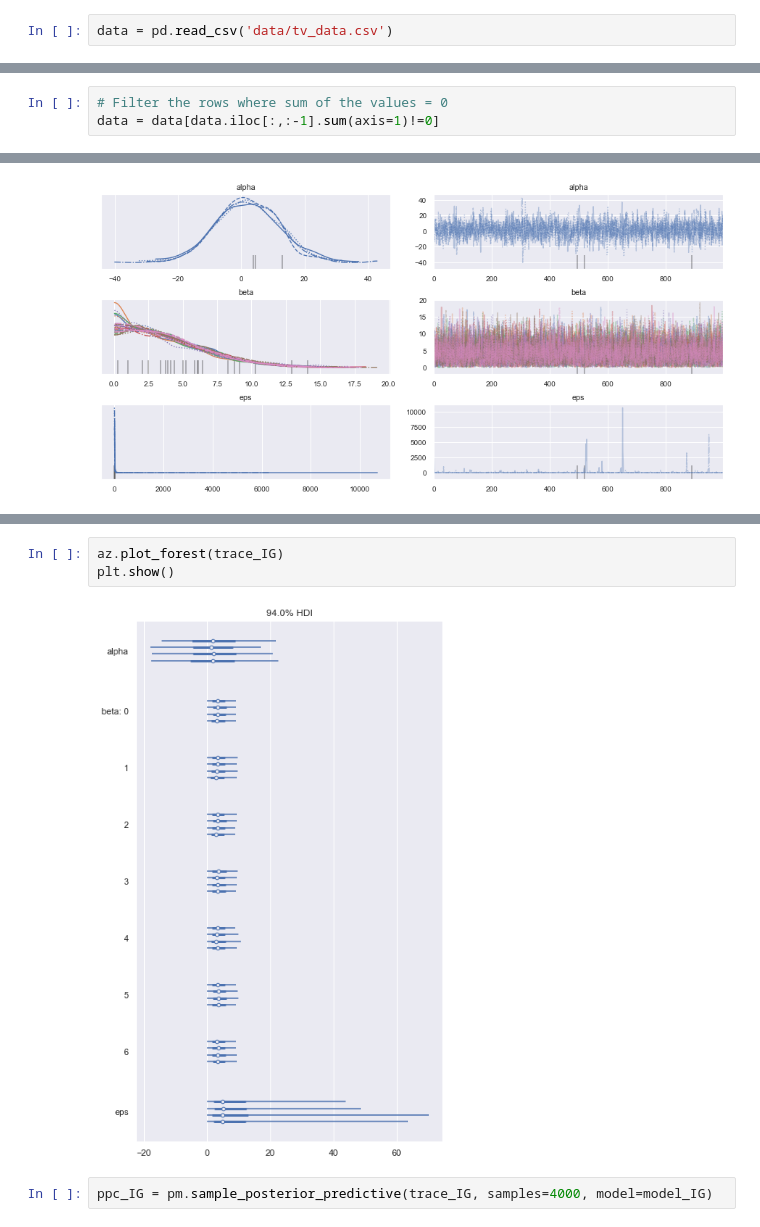
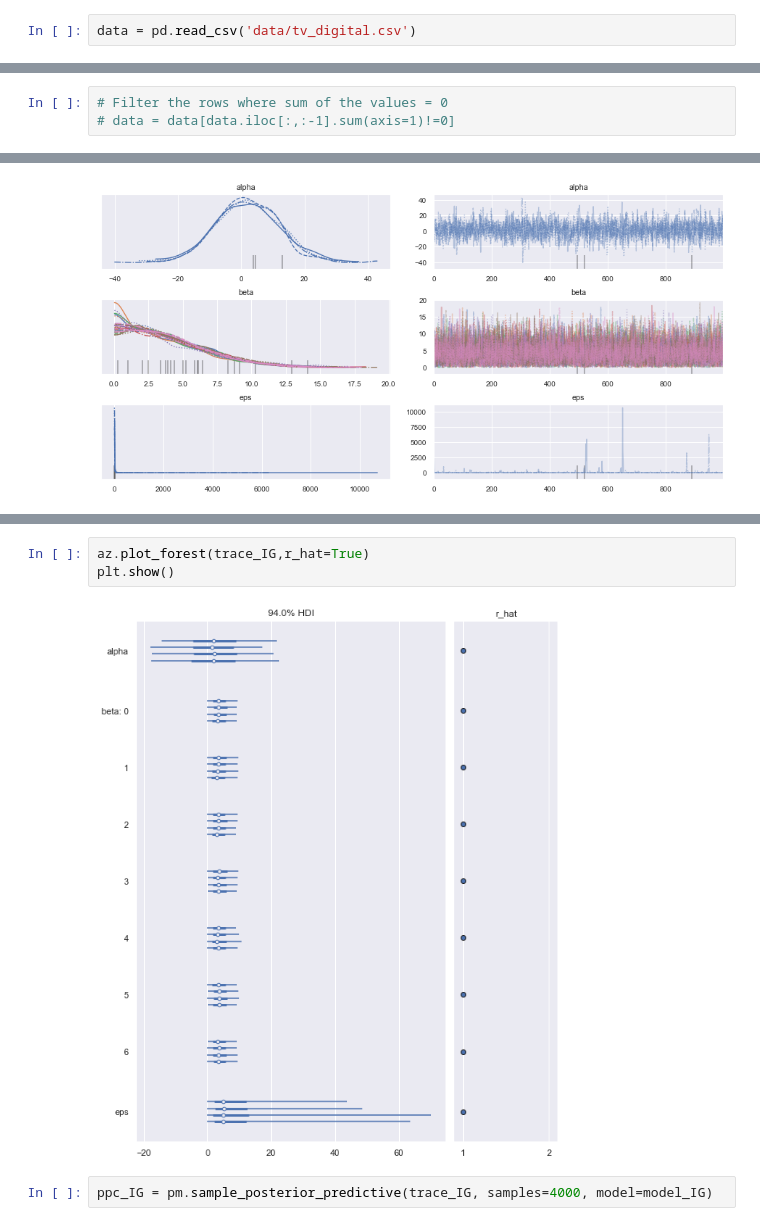
Before and after one commit to vanitoz/Bayesian-GLM-and-Multivariable-Linear-Regression, a Jupyter notebook: notebooks/MLR_Starkist.ipynb, the cells around one changed output, grey strips where cells are left out. Saved outputs shown, nothing was run; the diff lists cells and outputs as text.

```diff
--- a/MLR_Starkist.ipynb
+++ b/notebooks/MLR_Starkist.ipynb
@@ -39,4 +39,4 @@ from sklearn import linear_model
 # %% [markdown]
 ### Loading Data
 # %%
-data = pd.read_csv('data/tv_data.csv')
+data = pd.read_csv('data/tv_digital.csv')
@@ -43,6 +59,6 @@ data = pd.read_csv('data/tv_data.csv')
 # %%
 # Filter the rows where sum of the values = 0
-data = data[data.iloc[:,:-1].sum(axis=1)!=0]
+# data = data[data.iloc[:,:-1].sum(axis=1)!=0]
 # %%
 target_distribution(data.TOTAL_CONV)
 # %% [output]
@@ -304,10 +320,10 @@ az.summary(trace_IG, var_names = varnames[:-1])
 | alpha | 1.988 | 10.048 | -18.253 | 19.729 | 0.219 | 0.186 | 2087.0 | 1788.0 | 1.0 |
 | eps | 29.404 | 265.739 | 0.001 | 55.057 | 6.926 | 4.898 | 1950.0 | 1195.0 | 1.0 |
 # %%
-az.plot_forest(trace_IG)
+az.plot_forest(trace_IG,r_hat=True)
 plt.show()
 # %% [output]
-[figure, old version]
+[figure, new version]
 # %%
 ppc_IG = pm.sample_posterior_predictive(trace_IG, samples=4000, model=model_IG)
 # %% [output]
```
Also changed, not shown: parts of 21 cells of this notebook, 3 other files.
